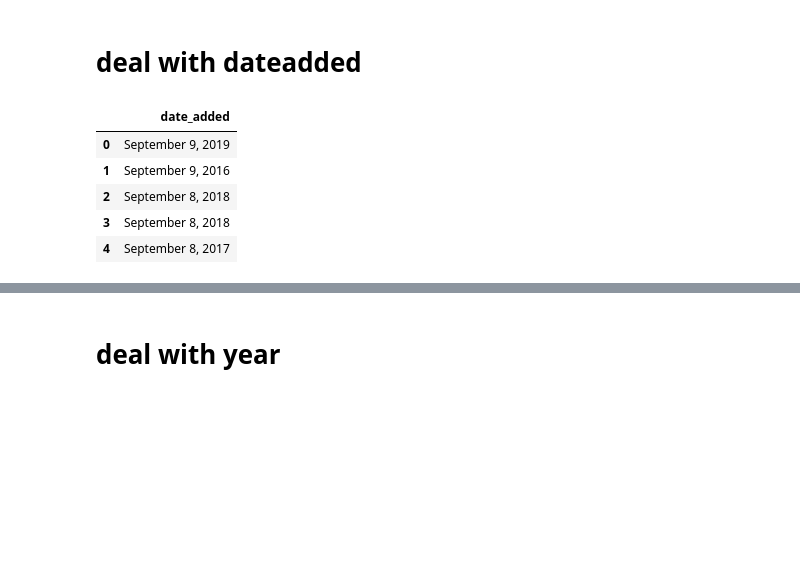
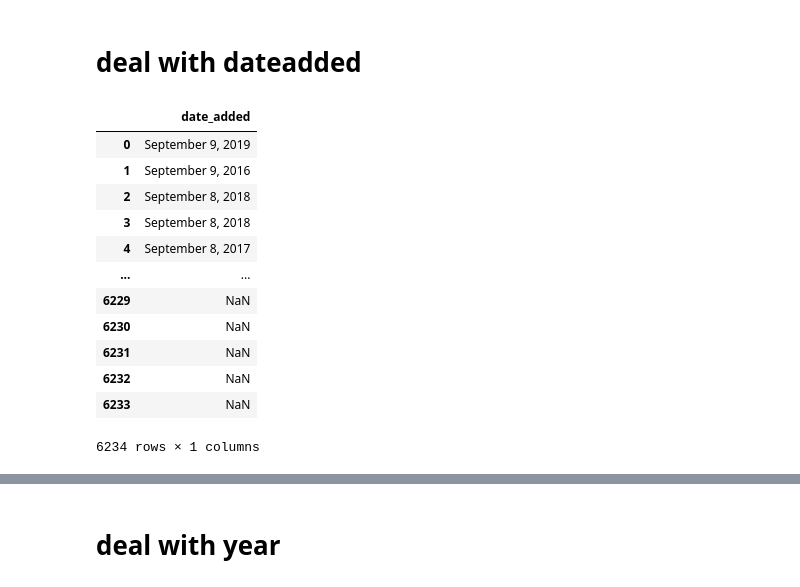
Before and after one commit to willhwh/DS_60Days, a Jupyter notebook: project1_nf.ipynb, the cells around one changed output, grey strips where cells are left out. Saved outputs shown, nothing was run; the diff lists cells and outputs as text; code cells hidden in the pictures; blank space fills up the shorter version.

```diff
--- a/project1_nf.ipynb
+++ b/project1_nf.ipynb
@@ -326,14 +278,21 @@ nf.head()
 # %%
 # deal with null
 nf[['date_added']].replace('nan',np.nan)
-nf[['date_added']].head()
+# nf[['date_added']].head()
 # %% [output]
 |  | date_added |
 | 0 | September 9, 2019 |
 | 1 | September 9, 2016 |
 | 2 | September 8, 2018 |
 | 3 | September 8, 2018 |
 | 4 | September 8, 2017 |
+| ... | ... |
+| 6229 | NaN |
+| 6230 | NaN |
+| 6231 | NaN |
+| 6232 | NaN |
+| 6233 | NaN |
+6234 rows × 1 columns
 # %%
 # make the time in date_added column in a consistent format
 nf['date_added'][:-11] = nf['date_added'][:-11].apply(lambda x: datetime.datetime.strptime(x.strip(), '%B %d, %Y').strftime("%Y/%m/%d"))
```
Also changed, not shown: parts of 27 cells of this notebook.
